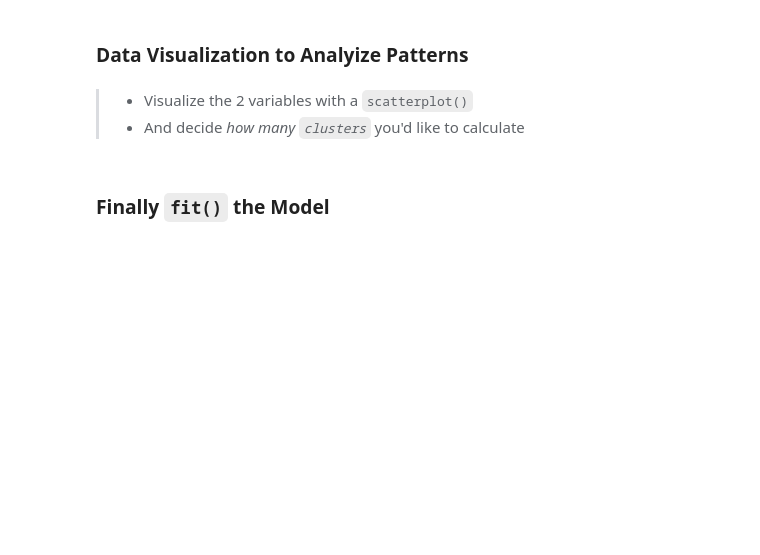
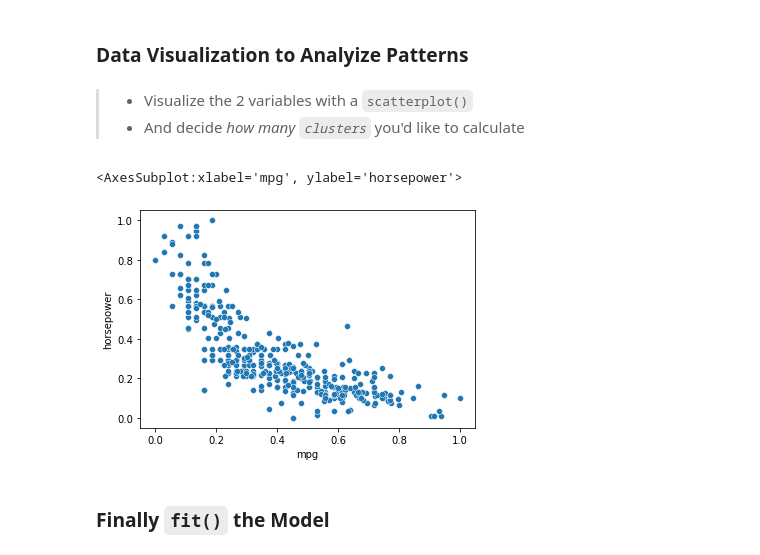
Before and after one commit to apoboldon/machine-learning-program, a Jupyter notebook: #09. Cluster Analysis con k-Means/09practice.ipynb, the cells around one changed output. Saved outputs shown, nothing was run; the diff lists cells and outputs as text; code cells hidden in the pictures; blank space fills up the shorter version.

```diff
--- a/#09. Cluster Analysis con k-Means/09practice.ipynb
+++ b/#09. Cluster Analysis con k-Means/09practice.ipynb
@@ -30,0 +31,3 @@ df.sample(10)
+# %%
+dfclean=df.dropna()
+dfclean
@@ -35,0 +58,2 @@ df.sample(10)
+# %%
+scaler=MinMaxScaler()
@@ -36,3 +62,5 @@ df.sample(10)
+# %%
+dfnorm = pd.DataFrame(scaler.fit_transform(X=dfclean[['mpg','horsepower']]),columns=['mpg', 'horsepower'])
 # %% [markdown]
 # `KMeans()` Model in Python
 # %% [markdown]
@@ -66,6 +102,11 @@ df.sample(10)
 # %% [markdown]
 > - Visualize the 2 variables with a `scatterplot()`
 > - And decide *how many `clusters`* you'd like to calculate
+# %%
+sns.scatterplot(x='mpg', y='horsepower', data=dfnorm)
+# %% [output]
+<AxesSubplot:xlabel='mpg', ylabel='horsepower'>
+[figure, added]
 # %% [markdown]
 ### Finally `fit()` the Model
 # %% [markdown]
```
Also changed, not shown: parts of 17 cells of this notebook, 2 other files.
